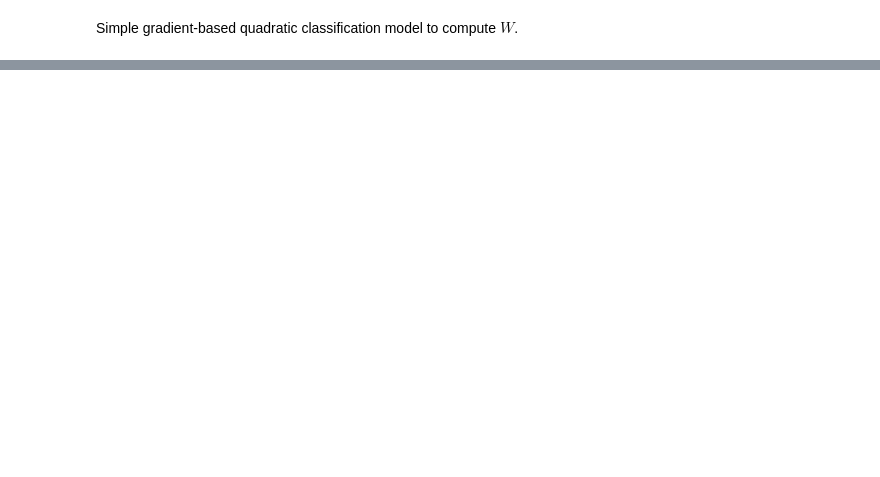
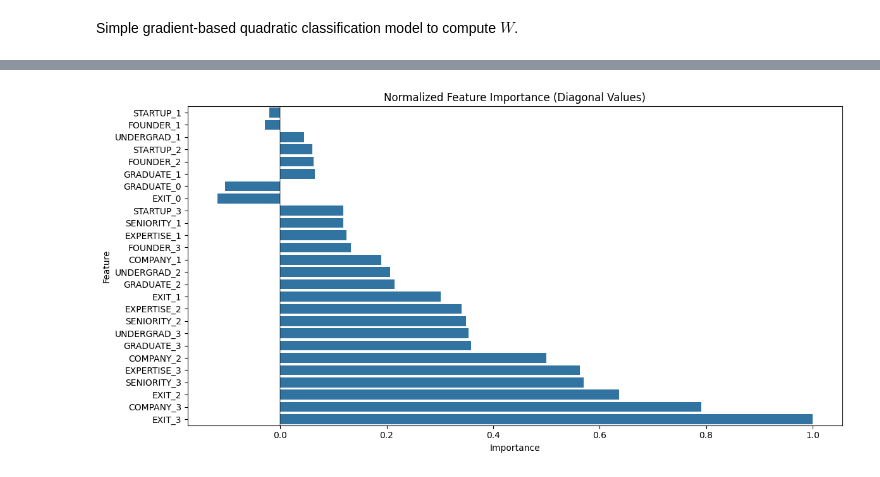
Before and after one commit to vireshpati/founder-rank, a Jupyter notebook: notebooks/model.ipynb, the cells around one changed output, grey strips where cells are left out. Saved outputs shown, nothing was run; the diff lists cells and outputs as text; code cells hidden in the pictures; blank space fills up the shorter version.

Commit message:
model tuning

```diff
--- a/notebooks/model.ipynb
+++ b/notebooks/model.ipynb
@@ -99,33 +178,36 @@ train_acc_history, val_acc_history, test_acc_history = [], [], []
 # %%
 input_dim = X_train.shape[1]
-# model = QuadMLP(input_dim, hidden_dim=64, rand_init=False)
-model = QuadraticModel(input_dim=input_dim, rand_init=False)
-W_init = model.W.clone().detach()
+model = QuadMLP(input_dim)
+model = model.to(hyp['device'])
+W_init = model.W.clone().detach().to(hyp['device'])
 
 trainer = ModelTrainer(model, hyp, pos_weight)
-
-# Train the model
 trainer.train(train_loader, X_val_tensor, y_val_tensor, X_test_tensor, y_test_tensor)
 
-# Save the model
-torch.save(model.state_dict(), "../models/founder_rank.pt")
+# Save with proper path handling
+from pathlib import Path
+model_dir = Path("../models")
+model_dir.mkdir(exist_ok=True)
+torch.save(model.state_dict(), model_dir / "founder_rank.pt")
 
-# Evaluation
+# Evaluation with explicit device handling
 model.eval()
 with torch.no_grad():
-    logits = model(X_test_tensor.to(hyp["device"]))
-
-    # Add temperature scaling
-    temperature = 2.0
-    scaled_logits = logits / temperature
-
-    probs = torch.sigmoid(scaled_logits)
-    test_preds = (probs > 0.5).int().cpu().numpy()
-
+    X_test_device = X_test_tensor.to(hyp["device"])
+    logits = model(X_test_device)
+    probs = torch.sigmoid(logits).cpu().numpy()
+    test_preds = (probs > 0.5).astype(int)
 
 W_final = model.get_W().detach().cpu().numpy()
 b_final = model.b.item()
 
-# Print first few probabilities
-for i in range(5):
-    print(f"Sample {i}: raw_logit={logits[i].item():.3f}, scaled_logit={scaled_logits[i].item():.3f}, prob={probs[i]:.3f}, pred={test_preds[i]}, true={y_test[i]}")
+# Create evaluation DataFrame
+sample_df = pd.DataFrame(X_test[:10], columns=feature_names)
+sample_df['raw_logit'] = logits.cpu().numpy()[:10]
+sample_df['probability'] = probs[:10].round(3)
+sample_df['predicted'] = test_preds[:10]
+sample_df['true_label'] = y_test[:10]
+
+pd.set_option('display.max_columns', None)
+pd.set_option('display.float_format', lambda x: '{:.3f}'.format(x))
+print(sample_df)
@@ -180,27 +286,29 @@ plt.show()
 # %%
 # Plot Feature Importance
 feature_importance = np.abs(np.diag(W_final))
 feature_pairs = np.abs(W_final - np.diag(np.diag(W_final)))
-feature_names = df[feature_columns].columns
+feature_names = real_data[feature_columns].columns  # Changed from real_data to data
 
 feature_importance_abs = np.abs(np.diag(W_final))
 feature_importance_real = np.diag(W_final)
 feature_importance_normalized = feature_importance_real / np.max(np.abs(feature_importance_real))
 
 importance_df = pd.DataFrame(
     {
         "Feature": feature_names,
         "Importance": feature_importance_normalized,
         "Importance_abs": np.abs(feature_importance_normalized),
     }
 ).sort_values("Importance_abs", ascending=True)
 
 plt.figure(figsize=(12, 6))
 sns.barplot(data=importance_df, y="Feature", x="Importance")
 plt.title("Normalized Feature Importance (Diagonal Values)")
 plt.axvline(x=0, color="black", linestyle="-", alpha=0.3)
 plt.tight_layout()
 plt.show()
+# %% [output]
+[figure, added]
 # %%
 MATRIX = cfg.MATRIX
 category_map = {}
```
Also changed, not shown: parts of 9 cells of this notebook, 8 other files.
